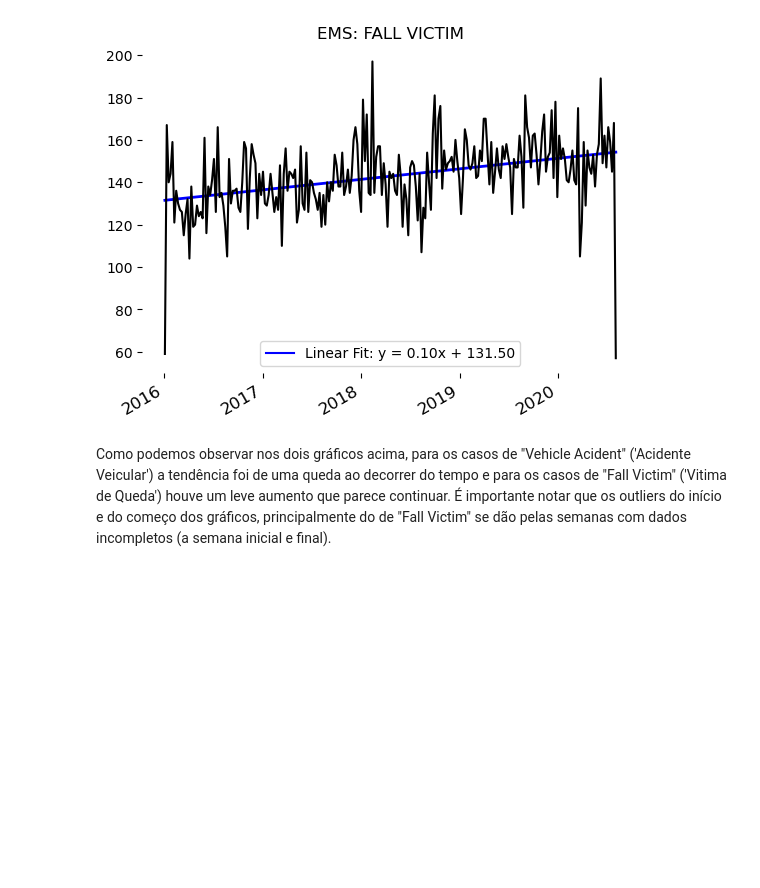
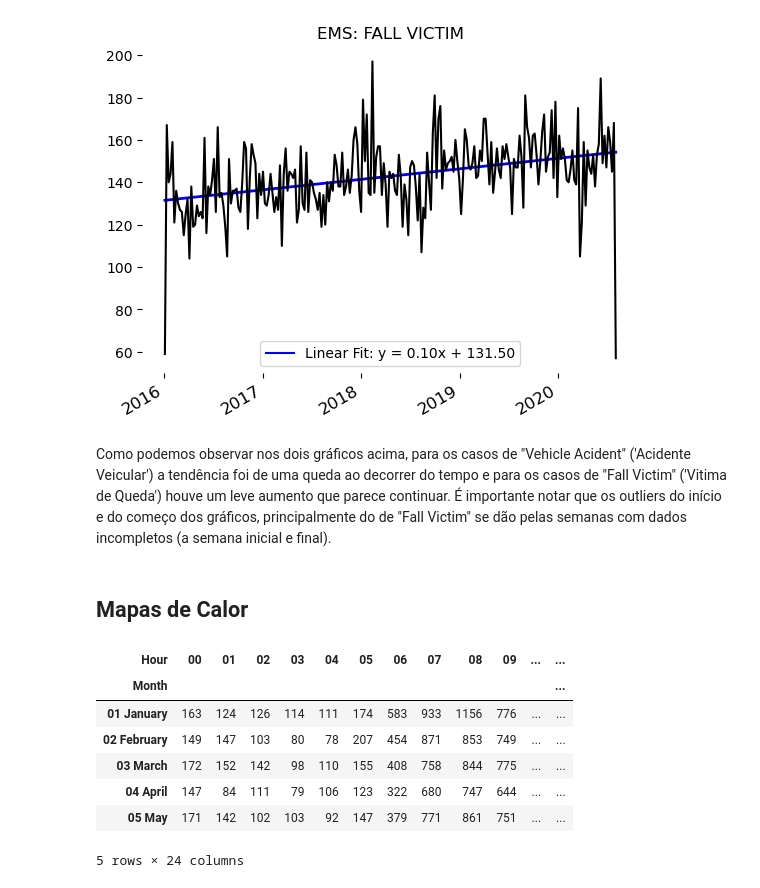
Before and after one commit to giovannerusso/data-analysis-911, a Jupyter notebook: 911 - Data Analysis.ipynb, the cells around one changed output. Saved outputs shown, nothing was run; the diff lists cells and outputs as text; code cells hidden in the pictures; blank space fills up the shorter version.

```diff
--- a/911 - Data Analysis.ipynb
+++ b/911 - Data Analysis.ipynb
@@ -244,3 +244,21 @@ plt.show()
 [figure]
 # %% [markdown]
 Como podemos observar nos dois gráficos acima, para os casos de "Vehicle Acident" ('Acidente Veicular') a tendência foi de uma queda ao decorrer do tempo e para os casos de "Fall Victim" ('Vitima de Queda') houve um leve aumento que parece continuar. É importante notar que os outliers do início e do começo dos gráficos, principalmente do de "Fall Victim" se dão pelas semanas com dados incompletos (a semana inicial e final).
+# %% [markdown]
+## Mapas de Calor
+# %%
+#Filtrando as linhas do dataframe que sejam de Acidente Veicular, seja de EMS, Traffic ou FIRE
+g = df[(df.title.str.match(r'EMS:.*VEHICLE ACCIDENT.*') | df.title.str.match(r'Traffic:.*VEHICLE ACCIDENT.*') | df.title.str.match(r'FIRE:.*VEHICLE ACCIDENT.*'))]
+g['Month'] = g['timeStamp'].apply(lambda x: x.strftime('%m %B'))
+g['Hour'] = g['timeStamp'].apply(lambda x: x.strftime('%H'))
+p=pd.pivot_table(g, values='e', index=['Month'] , columns=['Hour'], aggfunc=np.sum)
+p.head()
+# %% [output]
+| Hour | 00 | 01 | 02 | 03 | 04 | 05 | 06 | 07 | 08 | 09 | ... | ... |
+| Month |  |  |  |  |  |  |  |  |  |  |  | ... |
+| 01 January | 163 | 124 | 126 | 114 | 111 | 174 | 583 | 933 | 1156 | 776 | ... | ... |
+| 02 February | 149 | 147 | 103 | 80 | 78 | 207 | 454 | 871 | 853 | 749 | ... | ... |
+| 03 March | 172 | 152 | 142 | 98 | 110 | 155 | 408 | 758 | 844 | 775 | ... | ... |
+| 04 April | 147 | 84 | 111 | 79 | 106 | 123 | 322 | 680 | 747 | 644 | ... | ... |
+| 05 May | 171 | 142 | 102 | 103 | 92 | 147 | 379 | 771 | 861 | 751 | ... | ... |
+5 rows × 24 columns
```
Also changed, not shown: parts of 9 cells of this notebook.
